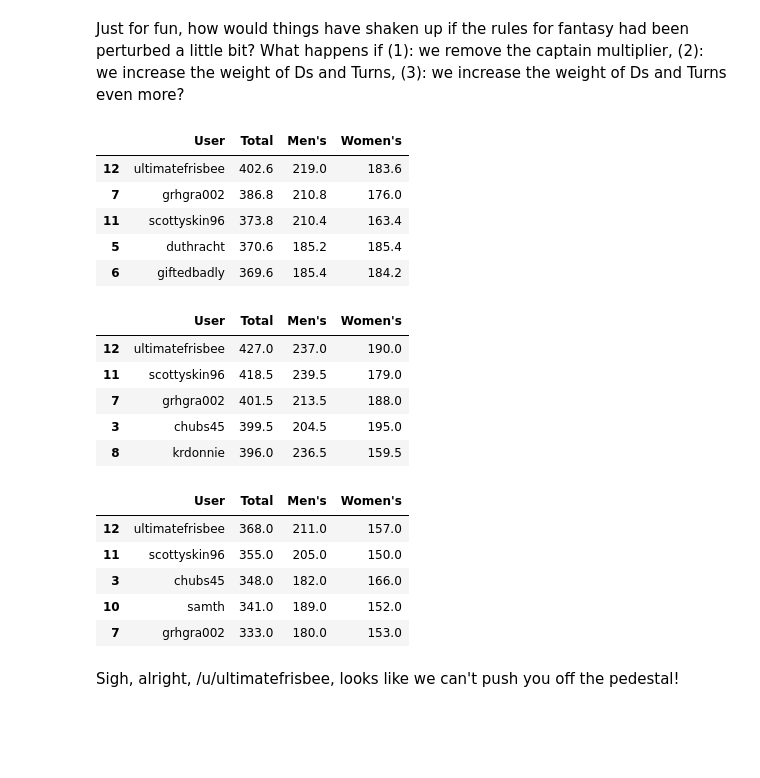
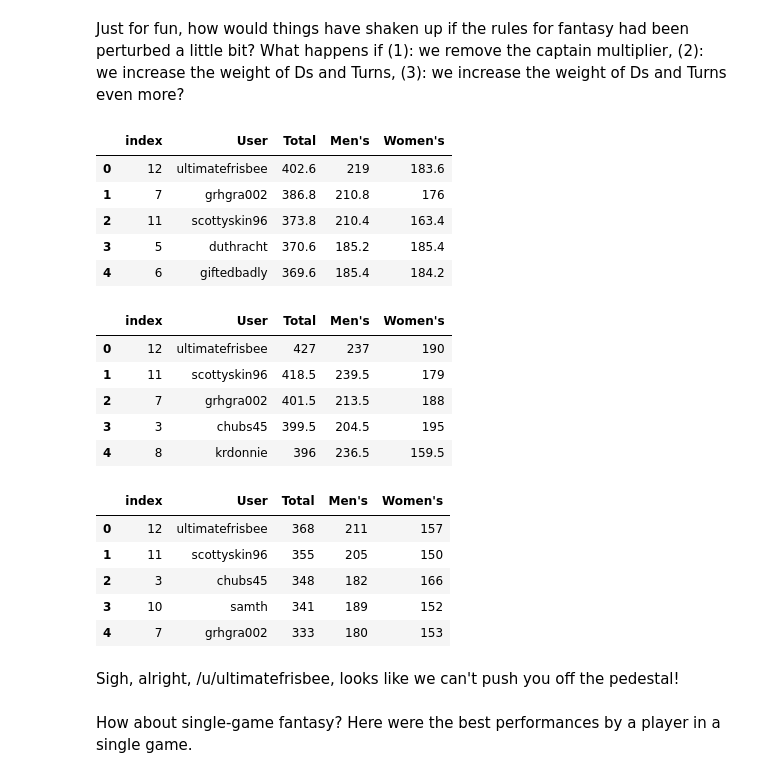
Before and after one commit to azjps/usau-py, a Jupyter notebook: notebooks/2016_D-I_College_Nationals_Fantasy_Stats.ipynb, the cells around one changed output. Cells and saved outputs as stored; diff of their text form; code cells hidden in the pictures; blank space fills up the shorter version.

```diff
--- a/notebooks/2016_D-I_College_Nationals_Fantasy_Stats.ipynb
+++ b/notebooks/2016_D-I_College_Nationals_Fantasy_Stats.ipynb
@@ -220,33 +279,47 @@ Not bad, but also not great -- excluding /r/ultimate's picks, one could have sti
 Just for fun, how would things have shaken up if the rules for fantasy had been perturbed a little bit? What happens if (1): we remove the captain multiplier, (2): we increase the weight of Ds and Turns, (3): we increase the weight of Ds and Turns even more?
 # %%
 usau.fantasy.compute_fantasy_contest_results(from_csv=True, min_players=0,
-                                             display=False, captain_multiplier=1).head(5)
+                                             display=False, captain_multiplier=1).head(5).reset_index().style \
+  .bar(subset=["Total", "Women's"],
+       color='rgba(80, 200, 100, 0.5)') \
+  .bar(subset=["Men's"],
+       color='rgba(200, 80, 80, 0.5)')
 # %% [output]
-|  | User | Total | Men's | Women's |
-| 12 | ultimatefrisbee | 402.6 | 219.0 | 183.6 |
-| 7 | grhgra002 | 386.8 | 210.8 | 176.0 |
-| 11 | scottyskin96 | 373.8 | 210.4 | 163.4 |
-| 5 | duthracht | 370.6 | 185.2 | 185.4 |
-| 6 | giftedbadly | 369.6 | 185.4 | 184.2 |
+|  | index | User | Total | Men's | Women's |
+| 0 | 12 | ultimatefrisbee | 402.6 | 219 | 183.6 |
+| 1 | 7 | grhgra002 | 386.8 | 210.8 | 176 |
+| 2 | 11 | scottyskin96 | 373.8 | 210.4 | 163.4 |
+| 3 | 5 | duthracht | 370.6 | 185.2 | 185.4 |
+| 4 | 6 | giftedbadly | 369.6 | 185.4 | 184.2 |
 # %%
 usau.fantasy.compute_fantasy_contest_results(from_csv=True, min_players=0,
-                                             display=False, beta=0.5).head(5)
+                                             display=False, beta=0.5).head(5).reset_index().style \
+  .bar(subset=["Total", "Women's"],
+       color='rgba(80, 200, 100, 0.5)') \
+  .bar(subset=["Men's"],
+       color='rgba(200, 80, 80, 0.5)')
 # %% [output]
-|  | User | Total | Men's | Women's |
-| 12 | ultimatefrisbee | 427.0 | 237.0 | 190.0 |
-| 11 | scottyskin96 | 418.5 | 239.5 | 179.0 |
-| 7 | grhgra002 | 401.5 | 213.5 | 188.0 |
-| 3 | chubs45 | 399.5 | 204.5 | 195.0 |
-| 8 | krdonnie | 396.0 | 236.5 | 159.5 |
+|  | index | User | Total | Men's | Women's |
+| 0 | 12 | ultimatefrisbee | 427 | 237 | 190 |
+| 1 | 11 | scottyskin96 | 418.5 | 239.5 | 179 |
+| 2 | 7 | grhgra002 | 401.5 | 213.5 | 188 |
+| 3 | 3 | chubs45 | 399.5 | 204.5 | 195 |
+| 4 | 8 | krdonnie | 396 | 236.5 | 159.5 |
 # %%
 usau.fantasy.compute_fantasy_contest_results(from_csv=True, min_players=0,
-                                             display=False, beta=1.0).head(5)
+                                             display=False, beta=1.0).head(5).reset_index().style \
+  .bar(subset=["Total", "Women's"],
+       color='rgba(80, 200, 100, 0.5)') \
+  .bar(subset=["Men's"],
+       color='rgba(200, 80, 80, 0.5)')
 # %% [output]
-|  | User | Total | Men's | Women's |
-| 12 | ultimatefrisbee | 368.0 | 211.0 | 157.0 |
-| 11 | scottyskin96 | 355.0 | 205.0 | 150.0 |
-| 3 | chubs45 | 348.0 | 182.0 | 166.0 |
-| 10 | samth | 341.0 | 189.0 | 152.0 |
-| 7 | grhgra002 | 333.0 | 180.0 | 153.0 |
+|  | index | User | Total | Men's | Women's |
+| 0 | 12 | ultimatefrisbee | 368 | 211 | 157 |
+| 1 | 11 | scottyskin96 | 355 | 205 | 150 |
+| 2 | 3 | chubs45 | 348 | 182 | 166 |
+| 3 | 10 | samth | 341 | 189 | 152 |
+| 4 | 7 | grhgra002 | 333 | 180 | 153 |
 # %% [markdown]
 Sigh, alright, /u/ultimatefrisbee, looks like we can't push you off the pedestal!
+# %% [markdown]
+How about single-game fantasy? Here were the best performances by a player in a single game.
```
Also changed, not shown: parts of 21 cells of this notebook, 4 other files.
